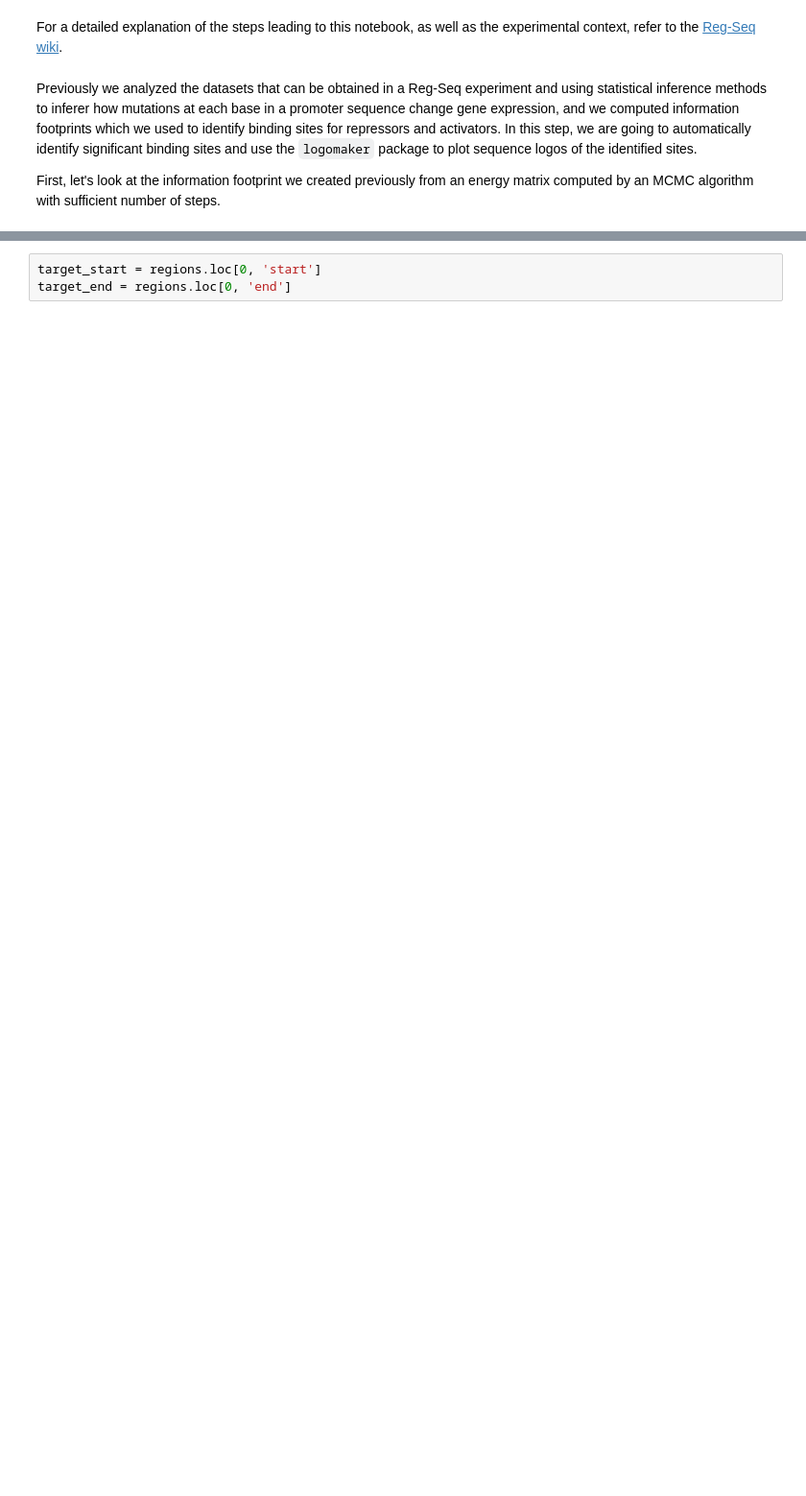
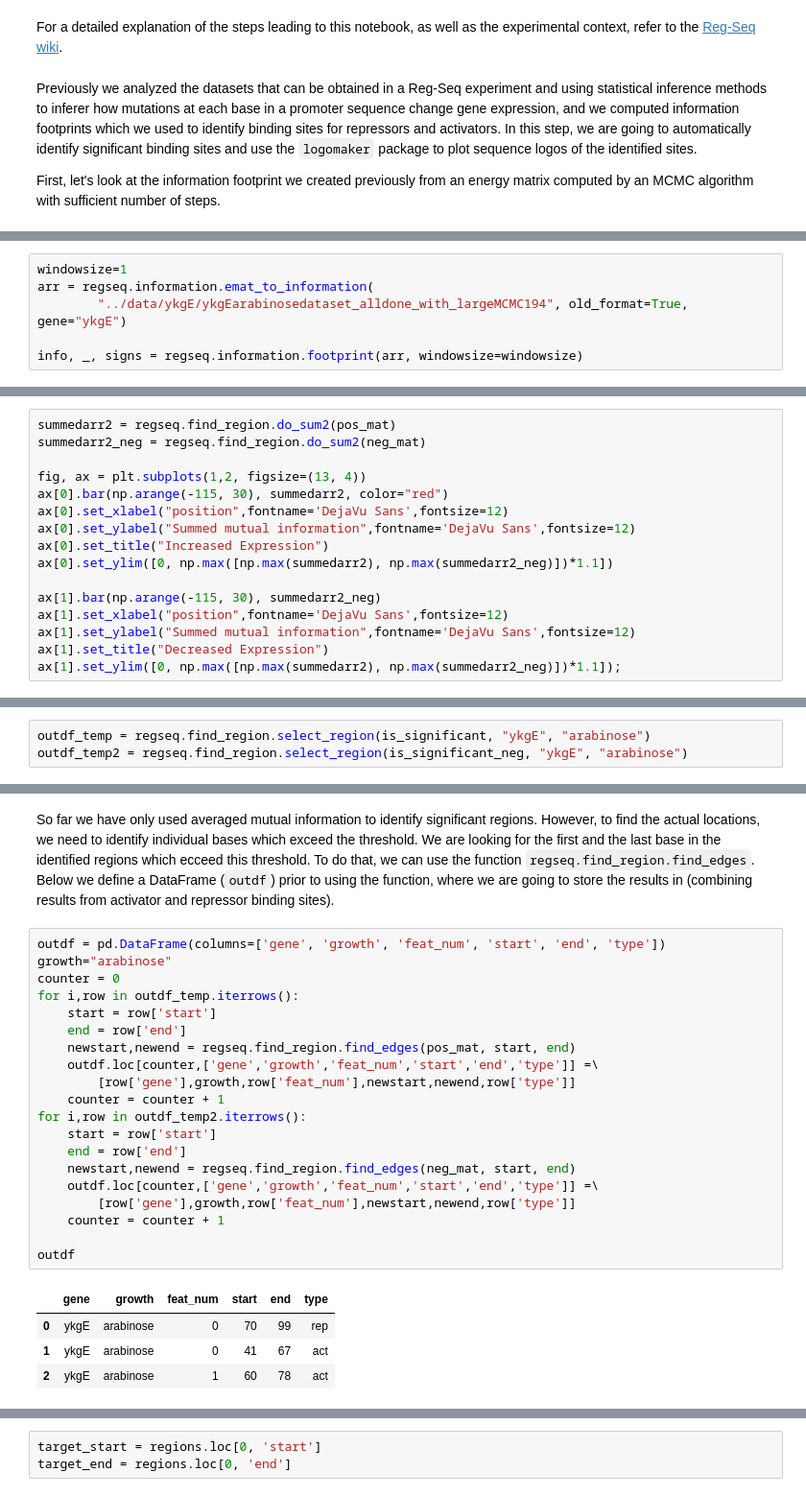
Before and after one commit to RPGroup-PBoC/RegSeq, a Jupyter notebook: notebooks/4_4_plot_sequence_logo.ipynb, the cells around one changed output, grey strips where cells are left out. Shown at 96% size. Saved outputs shown, nothing was run; the diff lists cells and outputs as text; blank space fills up the shorter version.

```diff
--- a/notebooks/4_4_plot_sequence_logo.ipynb
+++ b/notebooks/4_4_plot_sequence_logo.ipynb
@@ -30,0 +36,6 @@ regseq.viz.footprint_from_emat("../data/results/MCMC/bdcRAnaerodataset_alldone_w
+# %%
+windowsize=1
+arr = regseq.information.emat_to_information(
+        "../data/ykgE/ykgEarabinosedataset_alldone_with_largeMCMC194", old_format=True, gene="ykgE")
+
+info, _, signs = regseq.information.footprint(arr, windowsize=windowsize)
@@ -30,0 +59,16 @@ regseq.viz.footprint_from_emat("../data/results/MCMC/bdcRAnaerodataset_alldone_w
+# %%
+summedarr2 = regseq.find_region.do_sum2(pos_mat)
+summedarr2_neg = regseq.find_region.do_sum2(neg_mat)
+
+fig, ax = plt.subplots(1,2, figsize=(13, 4))
+ax[0].bar(np.arange(-115, 30), summedarr2, color="red")
+ax[0].set_xlabel("position",fontname='DejaVu Sans',fontsize=12)
+ax[0].set_ylabel("Summed mutual information",fontname='DejaVu Sans',fontsize=12)
+ax[0].set_title("Increased Expression")
+ax[0].set_ylim([0, np.max([np.max(summedarr2), np.max(summedarr2_neg)])*1.1])
+
+ax[1].bar(np.arange(-115, 30), summedarr2_neg)
+ax[1].set_xlabel("position",fontname='DejaVu Sans',fontsize=12)
+ax[1].set_ylabel("Summed mutual information",fontname='DejaVu Sans',fontsize=12)
+ax[1].set_title("Decreased Expression")
+ax[1].set_ylim([0, np.max([np.max(summedarr2), np.max(summedarr2_neg)])*1.1]);
@@ -30,0 +124,3 @@ regseq.viz.footprint_from_emat("../data/results/MCMC/bdcRAnaerodataset_alldone_w
+# %%
+outdf_temp = regseq.find_region.select_region(is_significant, "ykgE", "arabinose")
+outdf_temp2 = regseq.find_region.select_region(is_significant_neg, "ykgE", "arabinose")
@@ -30,0 +144,27 @@ regseq.viz.footprint_from_emat("../data/results/MCMC/bdcRAnaerodataset_alldone_w
+# %% [markdown]
+So far we have only used averaged mutual information to identify significant regions. However, to find the actual locations, we need to identify individual bases which exceed the threshold. We are looking for the first and the last base in the identified regions which ecceed this threshold. To do that, we can use the function `regseq.find_region.find_edges`. Below we define a DataFrame (`outdf`) prior to using the function, where we are going to store the results in (combining results from activator and repressor binding sites).
+# %%
+outdf = pd.DataFrame(columns=['gene', 'growth', 'feat_num', 'start', 'end', 'type'])
+growth="arabinose"
+counter = 0
+for i,row in outdf_temp.iterrows():
+    start = row['start']
+    end = row['end']
+    newstart,newend = regseq.find_region.find_edges(pos_mat, start, end)
+    outdf.loc[counter,['gene','growth','feat_num','start','end','type']] =\
+        [row['gene'],growth,row['feat_num'],newstart,newend,row['type']]
+    counter = counter + 1
+for i,row in outdf_temp2.iterrows():
+    start = row['start']
+    end = row['end']
+    newstart,newend = regseq.find_region.find_edges(neg_mat, start, end)
+    outdf.loc[counter,['gene','growth','feat_num','start','end','type']] =\
+        [row['gene'],growth,row['feat_num'],newstart,newend,row['type']]
+    counter = counter + 1
+
+outdf
+# %% [output]
+|  | gene | growth | feat_num | start | end | type |
+| 0 | ykgE | arabinose | 0 | 70 | 99 | rep |
+| 1 | ykgE | arabinose | 0 | 41 | 67 | act |
+| 2 | ykgE | arabinose | 1 | 60 | 78 | act |
```
Also changed, not shown: parts of 29 cells of this notebook, 12 other files.
